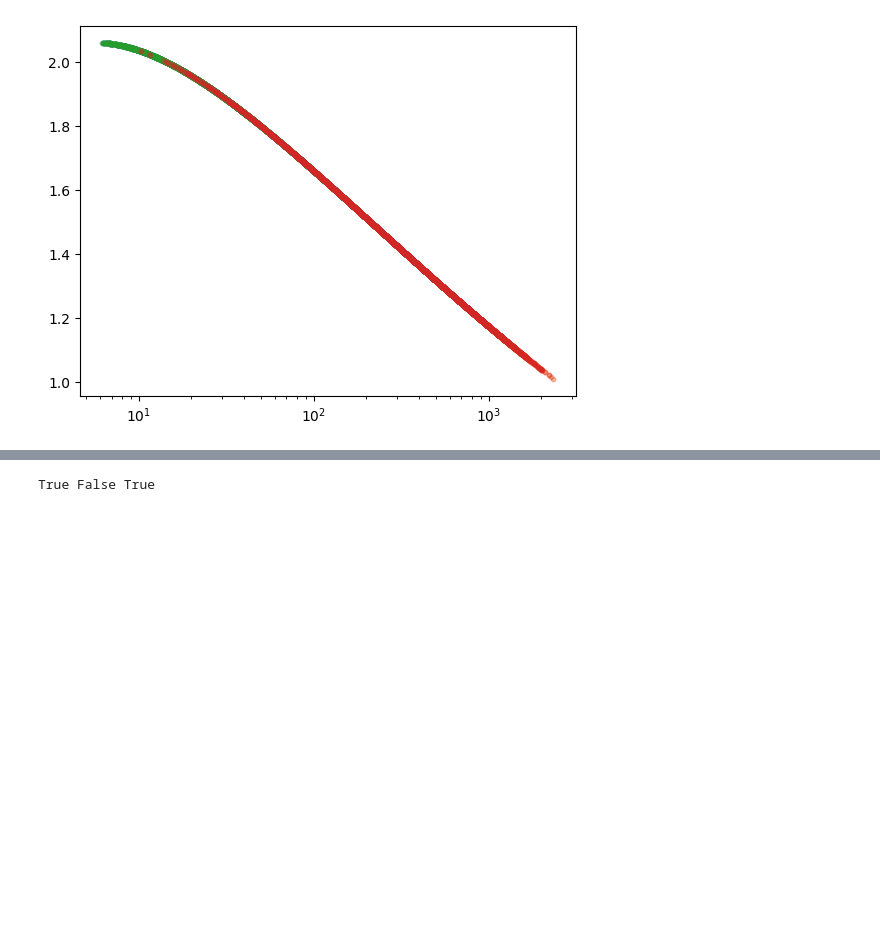
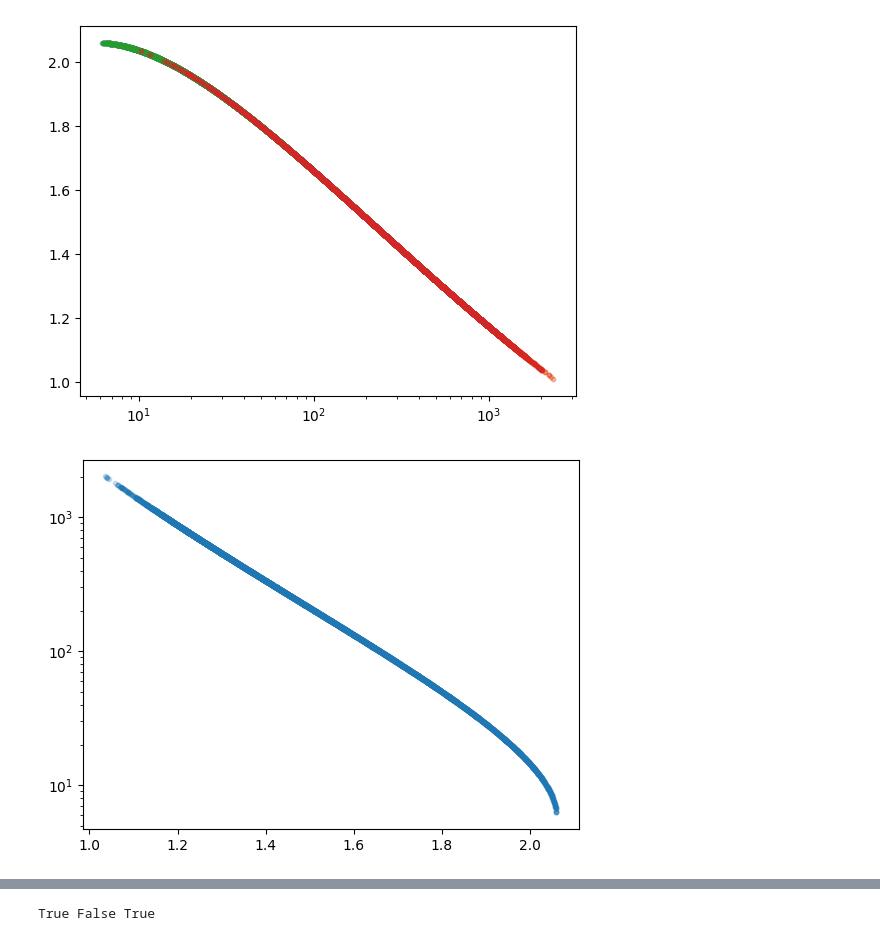
Before and after one commit to KrishnenduGit/CE_STM_CBC, a Jupyter notebook: pop_models/stellar_mass/injection_sampler_v3_z_0.5_10_years/plotter.ipynb, the cells around one changed output, grey strips where cells are left out. Saved outputs shown, nothing was run; the diff lists cells and outputs as text; code cells hidden in the pictures; blank space fills up the shorter version.

```diff
--- a/pop_models/stellar_mass/injection_sampler_v3_z_0.5_10_years/plotter.ipynb
+++ b/pop_models/stellar_mass/injection_sampler_v3_z_0.5_10_years/plotter.ipynb
@@ -51,3 +52,8 @@ plt.scatter(calc.get_lambda(mass2[:]), mass2, s=10, alpha=0.2)
 plt.xscale('log')
 # %% [output]
 [figure]
+# %%
+plt.scatter(mass2, calc.get_lambda(mass2[:]), s=10, alpha=0.2)
+plt.yscale('log')
+# %% [output]
+[figure, added]
```
Also changed, not shown: parts of 4 cells of this notebook.
